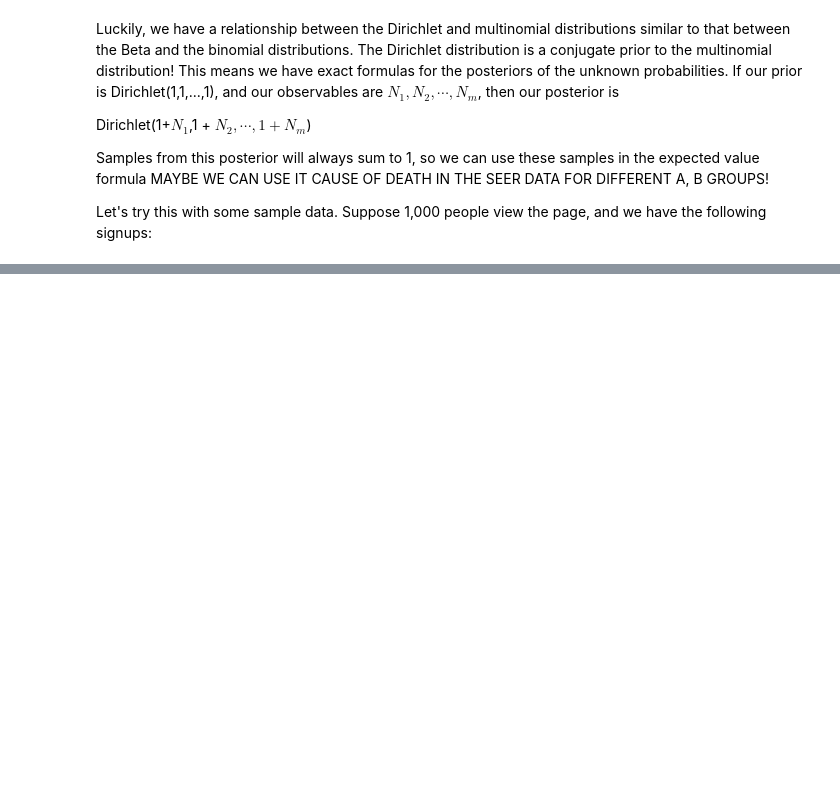
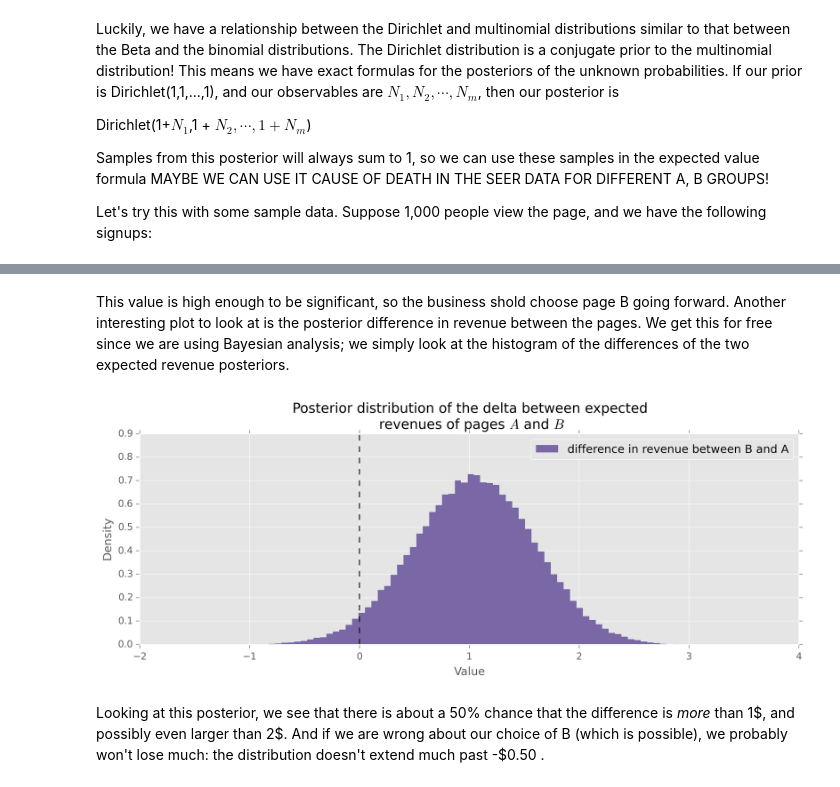
Before and after one commit to doolingdavid/Probabilistic-Programming-and-Bayesian-Methods-for-Hackers, a Jupyter notebook: ABNOTES.ipynb, the cells around one changed output, grey strips where cells are left out. Cells and saved outputs as stored; diff of their text form; code cells hidden in the pictures; blank space fills up the shorter version.

```diff
--- a/ABNOTES.ipynb
+++ b/ABNOTES.ipynb
@@ -1243,0 +1348,16 @@ Let's try this with some sample data. Suppose 1,000 people view the page, and we
+# %% [markdown]
+This value is high enough to be significant, so the business shold choose page B going forward. Another interesting plot to look at is the posterior difference in revenue between the pages. We get this for free since we are using Bayesian analysis; we simply look at the histogram of the differences of the two expected revenue posteriors.
+# %%
+posterior_diff = posterior_expected_revenue_B - posterior_expected_revenue_A
+
+plt.hist(posterior_diff, histtype='stepfilled', color='#7A68A6',
+         label='difference in revenue between B and A', bins=80, normed=True)
+plt.vlines(0, 0, .9, linestyles='--')
+plt.xlabel('Value')
+plt.ylabel('Density')
+plt.title("Posterior distribution of the delta between expected \n revenues of pages $A$ and $B$")
+plt.legend();
+# %% [output]
+[figure, added]
+# %% [markdown]
+Looking at this posterior, we see that there is about a 50% chance that the difference is _more_ than 1\$, and possibly even larger than 2\$. And if we are wrong about our choice of B (which is possible), we probably won't lose much: the distribution doesn't extend much past -\$0.50 .
```
Also changed, not shown: parts of 10 cells of this notebook.
